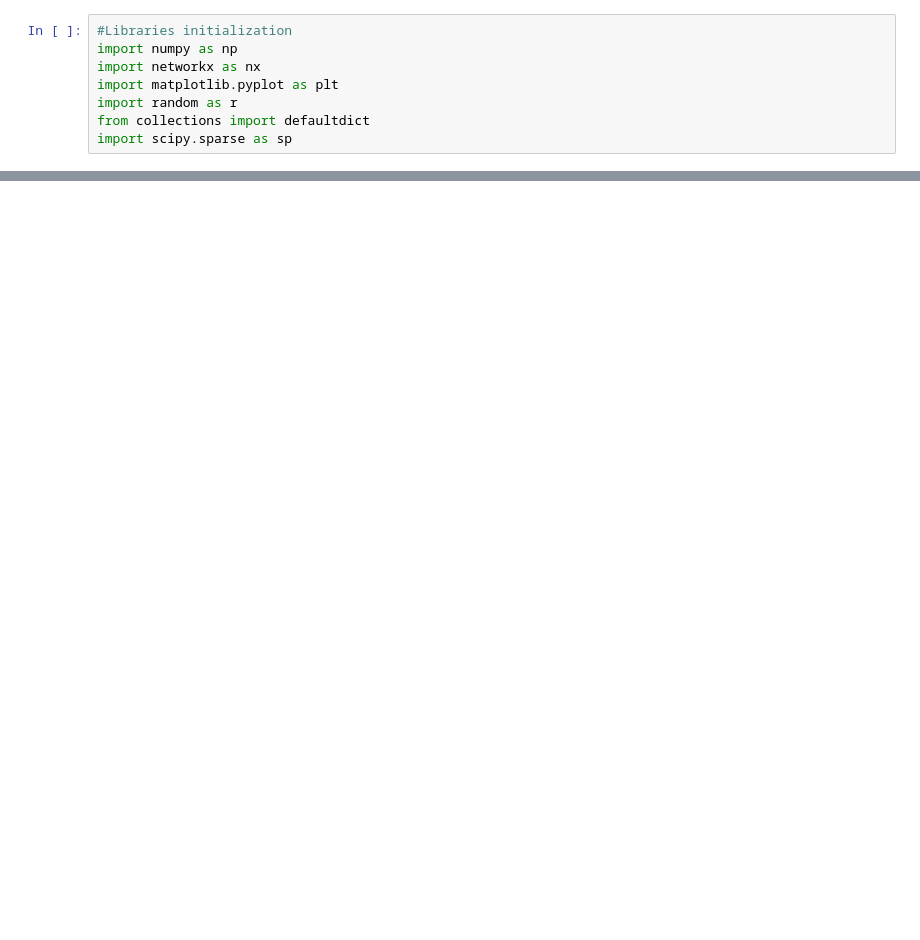
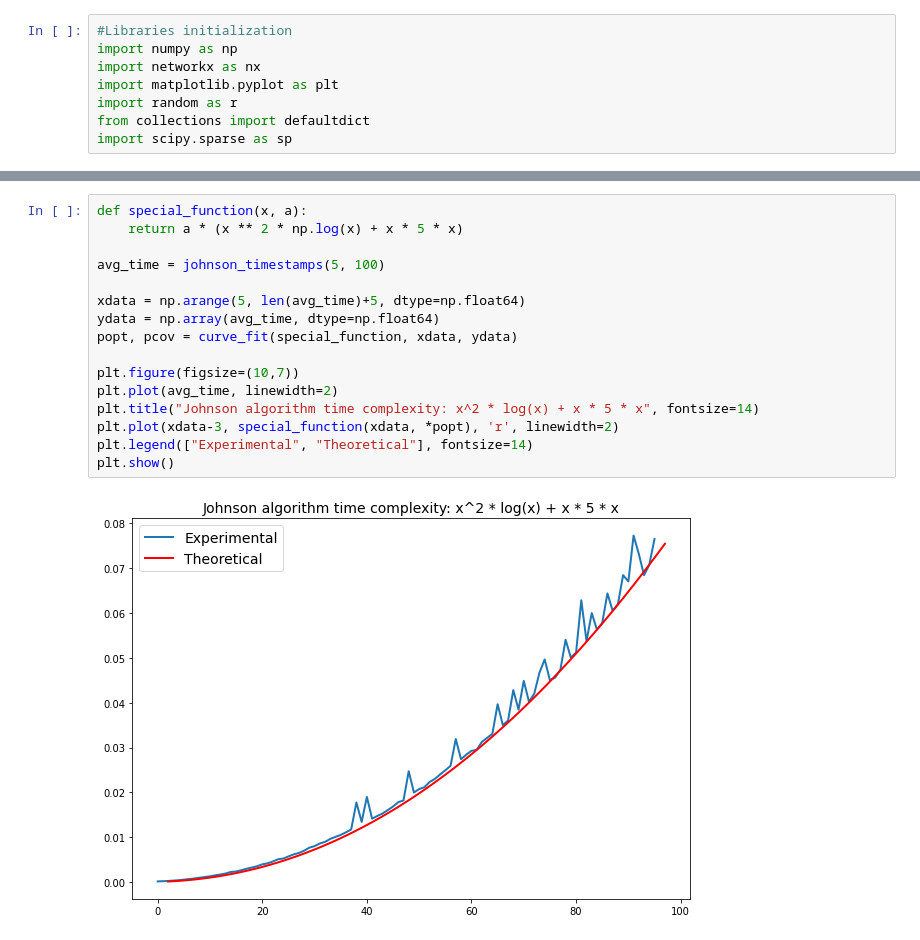
Before and after one commit to Mikha1lSorokin/Algorithms_ITMO_2021, a Jupyter notebook: Algorithms8.ipynb, the cells around one changed output, grey strips where cells are left out. Drawn from its saved outputs; the diff is of its cells as text; blank space fills up the shorter version.

```diff
--- a/Algorithms8.ipynb
+++ b/Algorithms8.ipynb
@@ -93,0 +204,18 @@ Or the path between any other nodes, for example between 1st and 10th:
+# %%
+def special_function(x, a):
+    return a * (x ** 2 * np.log(x) + x * 5 * x)
+
+avg_time = johnson_timestamps(5, 100)
+
+xdata = np.arange(5, len(avg_time)+5, dtype=np.float64)
+ydata = np.array(avg_time, dtype=np.float64)
+popt, pcov = curve_fit(special_function, xdata, ydata)
+
+plt.figure(figsize=(10,7))
+plt.plot(avg_time, linewidth=2)
+plt.title("Johnson algorithm time complexity: x^2 * log(x) + x * 5 * x", fontsize=14)
+plt.plot(xdata-3, special_function(xdata, *popt), 'r', linewidth=2)
+plt.legend(["Experimental", "Theoretical"], fontsize=14)
+plt.show()
+# %% [output]
+[figure, added]
```
Also changed, not shown: parts of 8 cells of this notebook.
